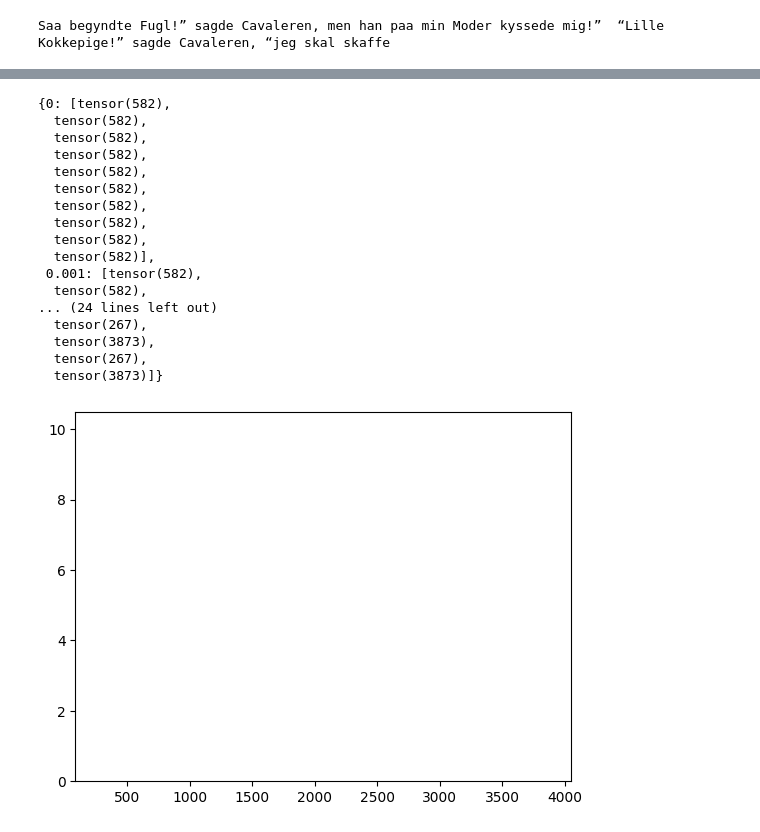
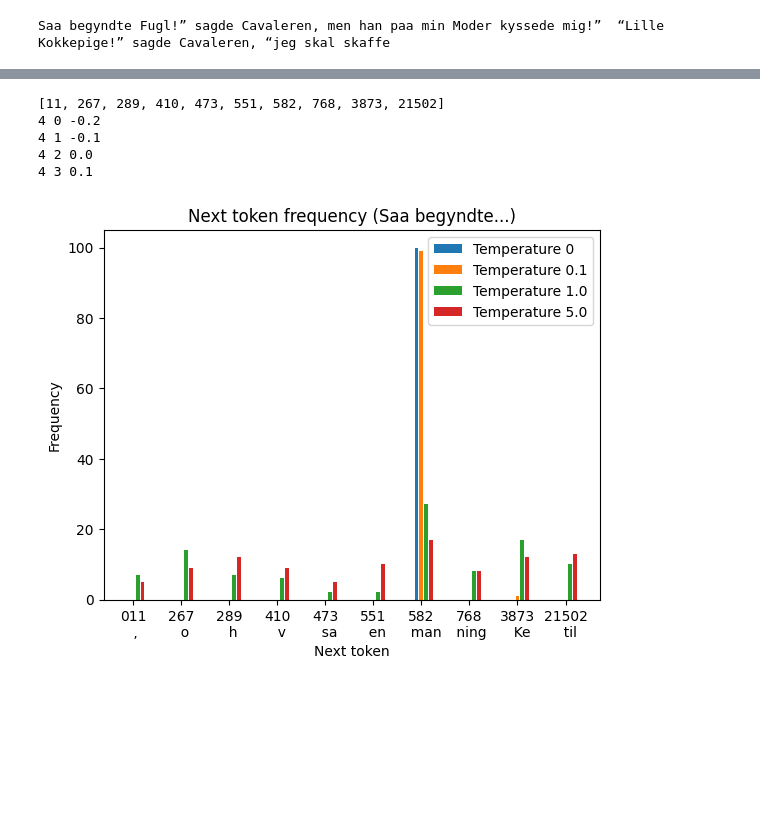
Before and after one commit to crs17/sturnus, a Jupyter notebook: notebooks/HCA-GPT.ipynb, the cells around one changed output, grey strips where cells are left out. Saved outputs shown, nothing was run; the diff lists cells and outputs as text; code cells hidden in the pictures; blank space fills up the shorter version.

```diff
--- a/notebooks/HCA-GPT.ipynb
+++ b/notebooks/HCA-GPT.ipynb
@@ -982,45 +931,58 @@ Output text:
 # %%
+torch.manual_seed(42)
+
 token_ids = {}
 model.eval()
-for temperature in [0, 0.001, 1.0, 10.]:
+for temperature in [0, 0.1, 1.0, 5.0]:
     token_ids[temperature] = []
-    torch.manual_seed(123)
 
-    for i in range(10):
+    for i in range(100):
         tid = generate(
             model=model,
             idx=text_to_tokens(start_context, tokenizer),
             max_new_tokens=1,
             context_size=GPT_CONFIG_124_local["block_size"],
-            top_k=3,
+            top_k=10,
             temperature=temperature
         )[-1][-1]
-        token_ids[temperature].append(tid)
+        token_ids[temperature].append(int(tid))
-# %%
-token_ids
-# %% [output]
-{0: [tensor(582),
-  tensor(582),
-  tensor(582),
-  tensor(582),
-  tensor(582),
-  tensor(582),
-  tensor(582),
-  tensor(582),
-  tensor(582),
-  tensor(582)],
- 0.001: [tensor(582),
-  tensor(582),
-... (24 lines left out)
-  tensor(267),
-  tensor(3873),
-  tensor(267),
-  tensor(3873)]}
 # %%
-[set(tokens) for tokens in token_ids.values()]
+import itertools
+
+tokens_unique = sorted(
+    list(
+        set[int](
+            itertools.chain.from_iterable(token_ids.values())
+        )
+    )
+)
+print(tokens_unique)
+
+N = len(token_ids)
 
 fig, ax = plt.subplots()
-for temperature in token_ids.keys():
-    ax.hist(token_ids[temperature], density=True, label=f'Temperature {temperature}')
+for k, temperature in enumerate(token_ids.keys()):
+    print(N, k, (-N/2 + k)/10 )
+    ax.bar(
+        [i + (-N/2 + k+1)/10 for i in range(len(tokens_unique))],
+        [
+            len([t for t in token_ids[temperature] if t == tu])
+            for tu in tokens_unique
+        ],
+        width=0.08,
+        label=f'Temperature {temperature}'
+    )
+ax.set_xticks(range(len(tokens_unique)))
+ax.set_xticklabels([f'{t:03d}\n {tokenizer.decode([t])}' for t in tokens_unique])
+ax.legend()
+ax.set_xlabel('Next token')
+ax.set_ylabel('Frequency')
+ax.set_title(f'Next token frequency ({start_context}...)')
+plt.show()
 # %% [output]
+[11, 267, 289, 410, 473, 551, 582, 768, 3873, 21502]
+4 0 -0.2
+4 1 -0.1
+4 2 0.0
+4 3 0.1
-[figure, old version]
+[figure, new version]
```
Also changed, not shown: parts of 2 cells of this notebook, 1 other file.
